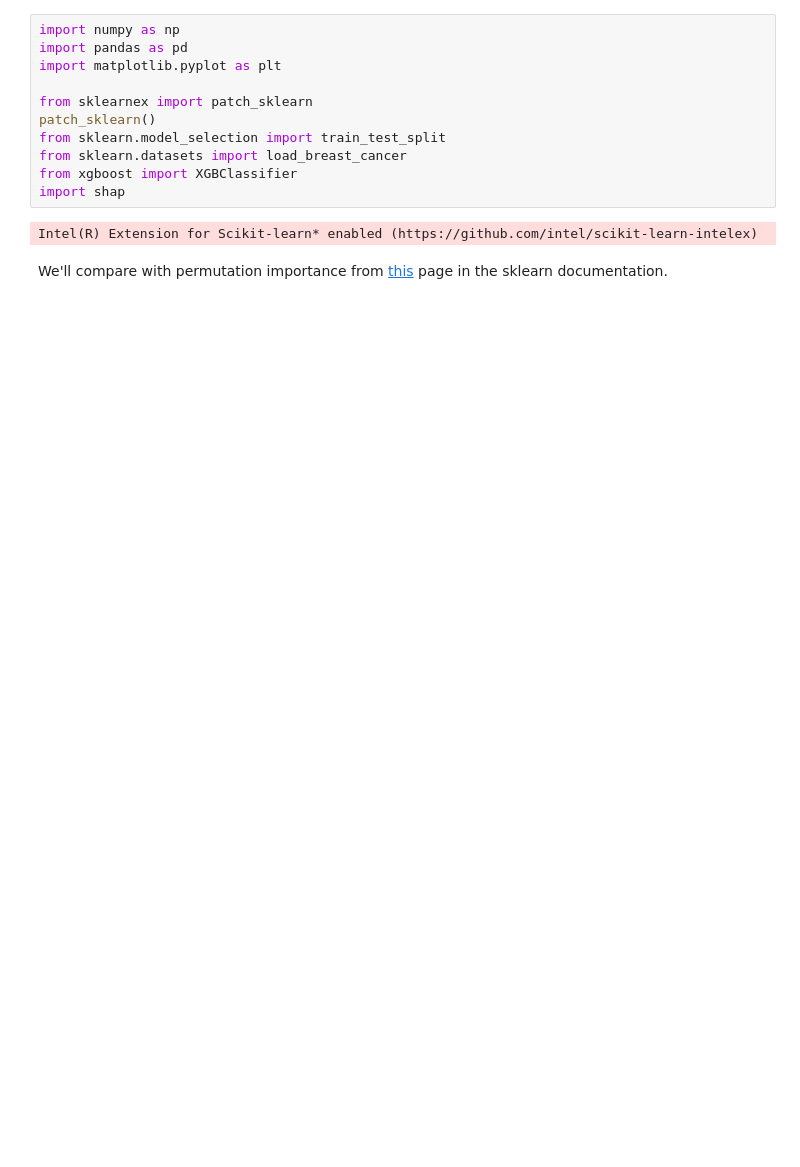
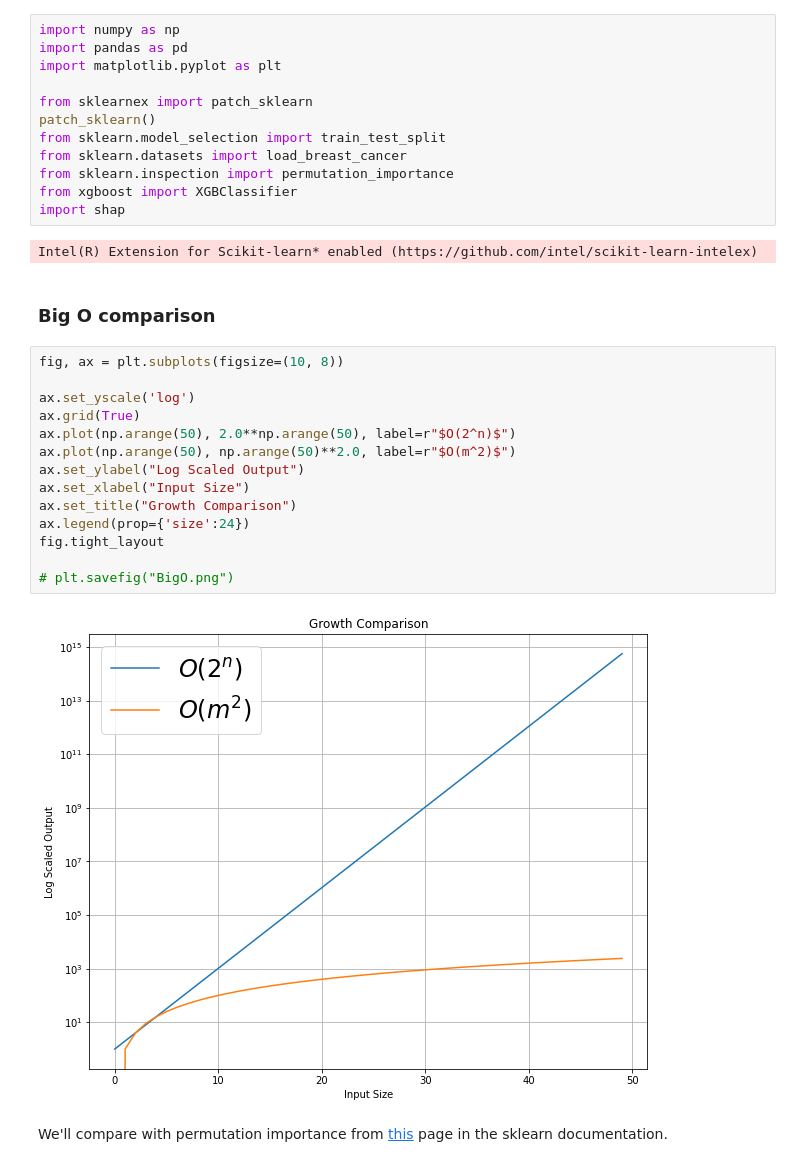
Before and after one commit to UpGoerFive/shap-post, a Jupyter notebook: shap_notebook.ipynb, the cells around one changed output. Drawn from its saved outputs; the diff is of its cells as text; blank space fills up the shorter version.

```diff
--- a/shap_notebook.ipynb
+++ b/shap_notebook.ipynb
@@ -7,10 +7,29 @@ from sklearnex import patch_sklearn
 patch_sklearn()
 from sklearn.model_selection import train_test_split
 from sklearn.datasets import load_breast_cancer
+from sklearn.inspection import permutation_importance
 from xgboost import XGBClassifier
 import shap
 # %% [output]
 Intel(R) Extension for Scikit-learn* enabled (https://github.com/intel/scikit-learn-intelex)
+# %% [markdown]
+### Big O comparison
+# %%
+fig, ax = plt.subplots(figsize=(10, 8))
+
+ax.set_yscale('log')
+ax.grid(True)
+ax.plot(np.arange(50), 2.0**np.arange(50), label=r"$O(2^n)$")
+ax.plot(np.arange(50), np.arange(50)**2.0, label=r"$O(m^2)$")
+ax.set_ylabel("Log Scaled Output")
+ax.set_xlabel("Input Size")
+ax.set_title("Growth Comparison")
+ax.legend(prop={'size':24})
+fig.tight_layout
+
+# plt.savefig("BigO.png")
+# %% [output]
+[figure, added]
 # %% [markdown]
 We'll compare with permutation importance from [this](https://scikit-learn.org/stable/auto_examples/inspection/plot_permutation_importance_multicollinear.html#sphx-glr-auto-examples-inspection-plot-permutation-importance-multicollinear-py) page in the sklearn documentation.
 # %%
```
Also changed, not shown: parts of 5 cells of this notebook, 4 other files.
